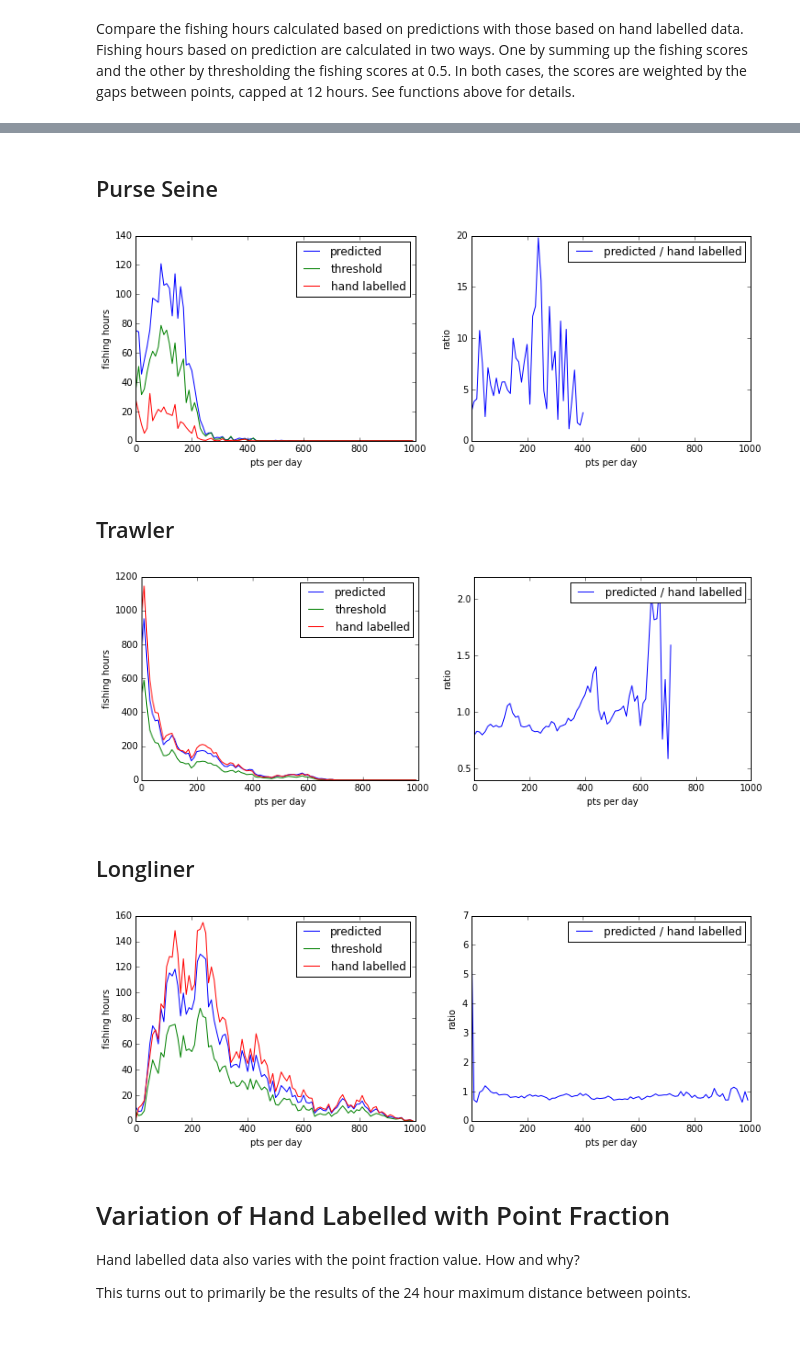
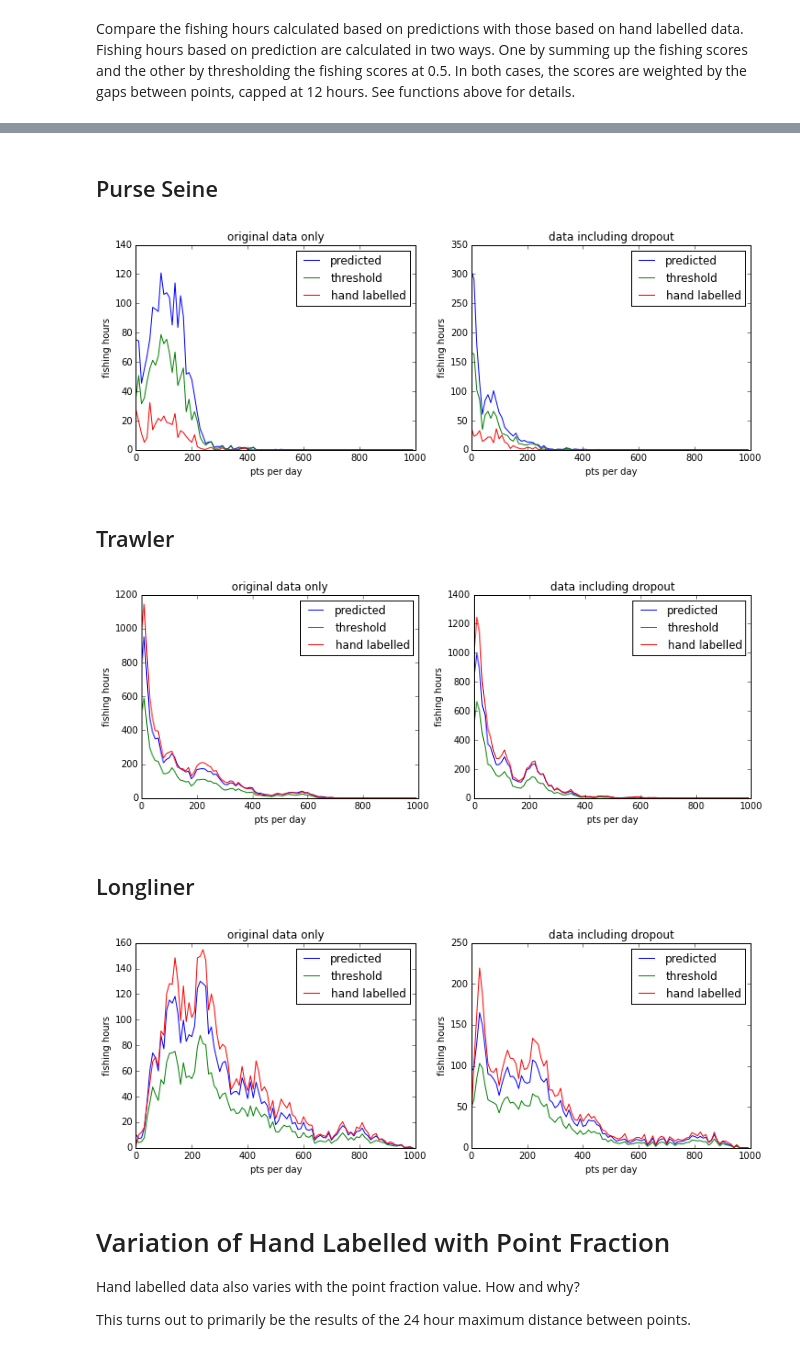
Before and after one commit to marketler/GFW_vessel_scoring, a Jupyter notebook: notebooks/Model-Sensitivity-to-AIS-Degradation.ipynb, the cells around one changed output, grey strips where cells are left out. Cells and saved outputs as stored; diff of their text form; code cells hidden in the pictures.

```diff
--- a/notebooks/Model-Sensitivity-to-AIS-Degradation.ipynb
+++ b/notebooks/Model-Sensitivity-to-AIS-Degradation.ipynb
@@ -374,52 +411,66 @@ for gear in ['purse_seine', 'trawler', 'longliner']:
 
     display(HTML("<h2>{}</h2>".format(gear.replace('_', ' ').title())))
 
     name, td, raw, preds, actual = predictions[gear][0]
 
     plt.figure(figsize=(12,4))
 
     counts = td['measure_count_86400']
 
-    bin_starts = []
-    predicted_fp = []
-    nominal_fp = []
-    threshold_fp = []
-    for i in range(100):
-        start = i * 10
-        stop = (i + 1) * 10
-        mask = (counts >= start) & (counts < stop)
-        bin_starts.append(start)
-        predicted, threshold, nominal = _fishing_hours_per_mmsi(td, raw, mask=mask, max_gap=24)
+    _, total_raw, total_counts, total_td = combine_dopouts(predictions[gear])
 
-        predicted_fp.append(predicted)
-        nominal_fp.append(nominal)
-        threshold_fp.append(threshold)
+    def bin_data(counts, raw, td):
+        bin_starts = []
+        predicted_fp = []
+        nominal_fp = []
+        threshold_fp = []
+        for i in range(100):
+            start = i * 10
+            stop = (i + 1) * 10
+            mask = (counts >= start) & (counts < stop)
+            bin_starts.append(start)
+            predicted, threshold, nominal = _fishing_hours_per_mmsi(
+                    td, raw, mask=mask, max_gap=24)
+
+            predicted_fp.append(predicted)
+            nominal_fp.append(nominal)
+            threshold_fp.append(threshold)
+        return bin_starts, predicted_fp, nominal_fp, threshold_fp
+
+
+    bin_starts, predicted_fp, nominal_fp, threshold_fp = bin_data(counts, raw, td)
 
     plt.subplot(121)
     plt.plot(bin_starts, predicted_fp, label="predicted")
     plt.plot(bin_starts, threshold_fp, label="threshold")
     plt.plot(bin_starts, nominal_fp, label="hand labelled")
     plt.xlabel('pts per day')
     plt.ylabel('fishing hours')
+    plt.title('original data only')
     plt.legend(loc=1)
     plt.xlim(0,1000)
 
+    bin_starts, predicted_fp, nominal_fp, threshold_fp = bin_data(
+            total_counts, total_raw, total_td)
+
     plt.subplot(122)
-    plt.plot(bin_starts, np.array(predicted_fp) / nominal_fp,
-             label="predicted / hand labelled")
+    plt.plot(bin_starts, predicted_fp, label="predicted")
+    plt.plot(bin_starts, threshold_fp, label="threshold")
+    plt.plot(bin_starts, nominal_fp, label="hand labelled")
     plt.xlabel('pts per day')
-    plt.ylabel('ratio')
+    plt.ylabel('fishing hours')
+    plt.title('data including dropout')
     plt.legend(loc=1)
     plt.xlim(0,1000)
 
     plt.show()
 # %% [output]
 Purse Seine
-[figure, old version]
+[figure, new version]
 Trawler
-[figure, old version]
+[figure, new version]
 Longliner
-[figure, old version]
+[figure, new version]
 # %% [markdown]
 # Variation of Hand Labelled with Point Fraction
 
```
Also changed, not shown: parts of 5 cells of this notebook.
